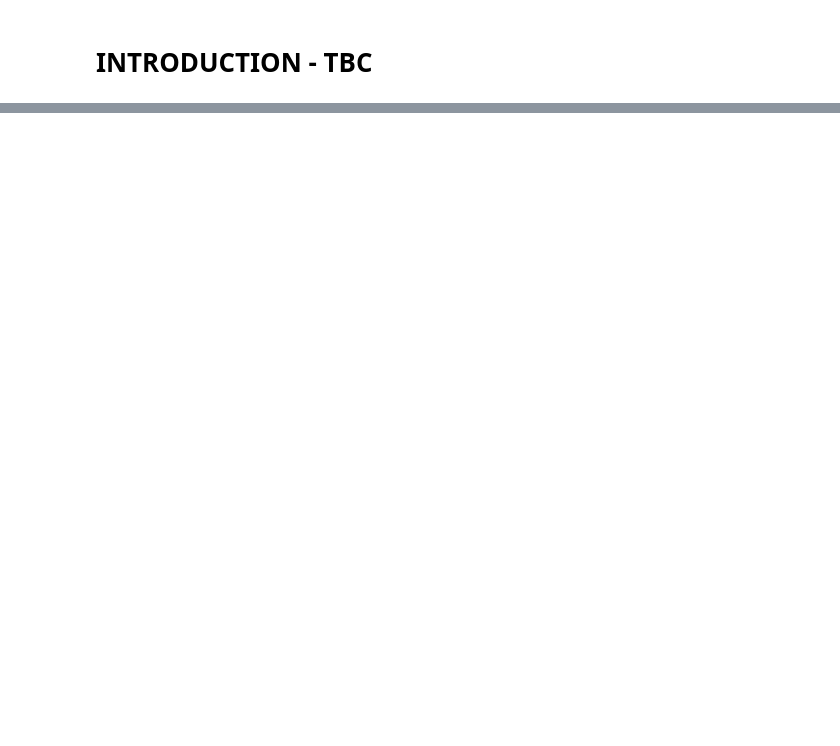
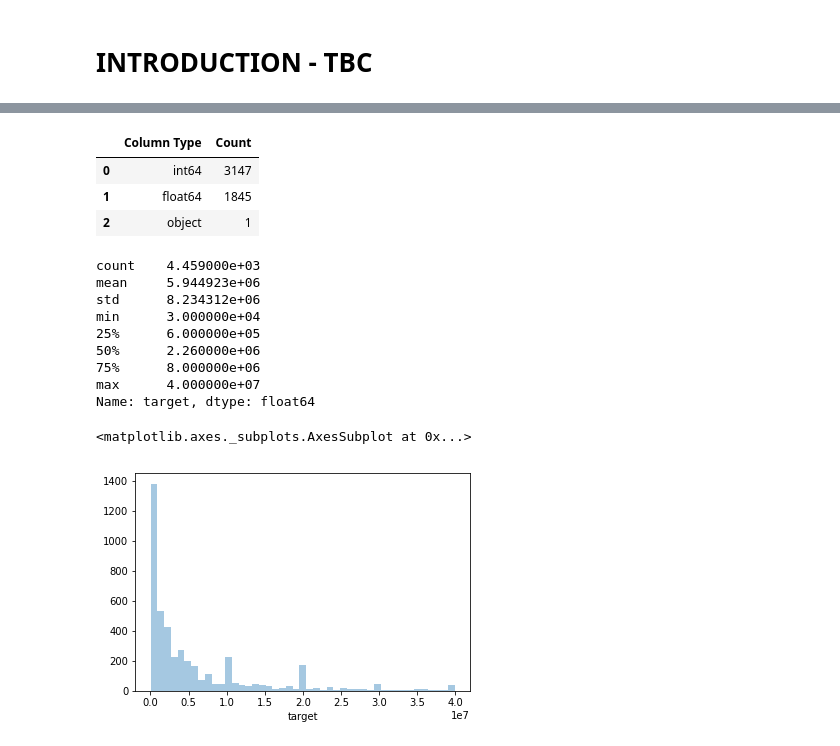
Before and after one commit to methoddatascience/theta, a Jupyter notebook: kaggle comp/EDA Santander value prediction.ipynb, the cells around one changed output, grey strips where cells are left out. Cells and saved outputs as stored; diff of their text form; code cells hidden in the pictures; blank space fills up the shorter version.

```diff
--- a/kaggle comp/EDA Santander value prediction.ipynb
+++ b/kaggle comp/EDA Santander value prediction.ipynb
@@ -1,3 +1,15 @@
 # %% [markdown]
 # INTRODUCTION - TBC
+# %%
+from IPython.core.interactiveshell import InteractiveShell
+InteractiveShell.ast_node_interactivity = "all"
+
+import os
+import pandas as pd
+import matplotlib.pyplot as plt
+import seaborn as sns
+import numpy as np
+
+
+PATH="./all"
 # %%
@@ -14,0 +36,26 @@ FileNotFoundError: File b'../all/train.csv' does not exist
+# %%
+dtype_df = train_df.dtypes.reset_index() # Need to include reset_index to get a dataframe
+dtype_df.columns = ["Count", "Column Type"]
+dtype_df.groupby("Column Type", as_index= False).count()
+# %% [output]
+|  | Column Type | Count |
+| 0 | int64 | 3147 |
+| 1 | float64 | 1845 |
+| 2 | object | 1 |
+# %%
+# Explore target variable
+train_df.target.describe()
+
+sns.distplot(train_df['target'], kde=False)
+# %% [output]
+count    4.459000e+03
+mean     5.944923e+06
+std      8.234312e+06
+min      3.000000e+04
+25%      6.000000e+05
+50%      2.260000e+06
+75%      8.000000e+06
+max      4.000000e+07
+Name: target, dtype: float64
+<matplotlib.axes._subplots.AxesSubplot at 0x...>
+[figure, added]
```
Also changed, not shown: parts of 16 cells of this notebook.
